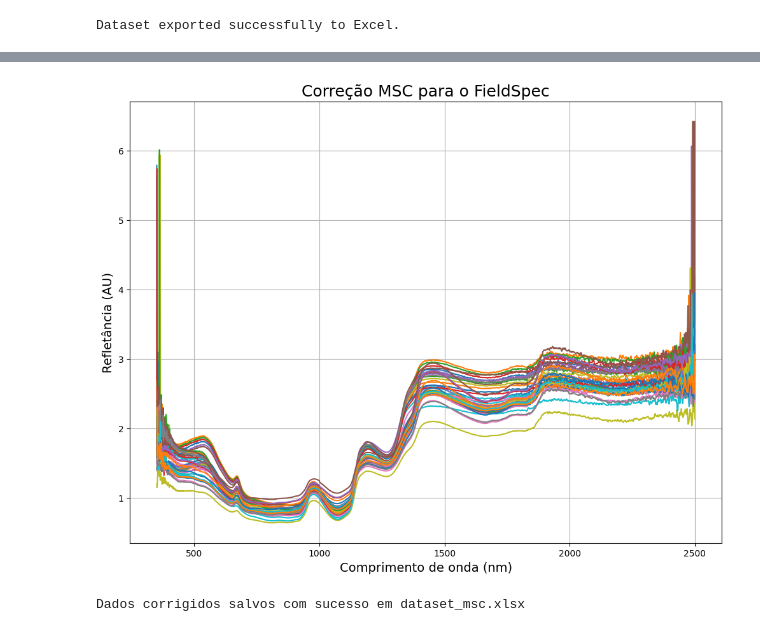
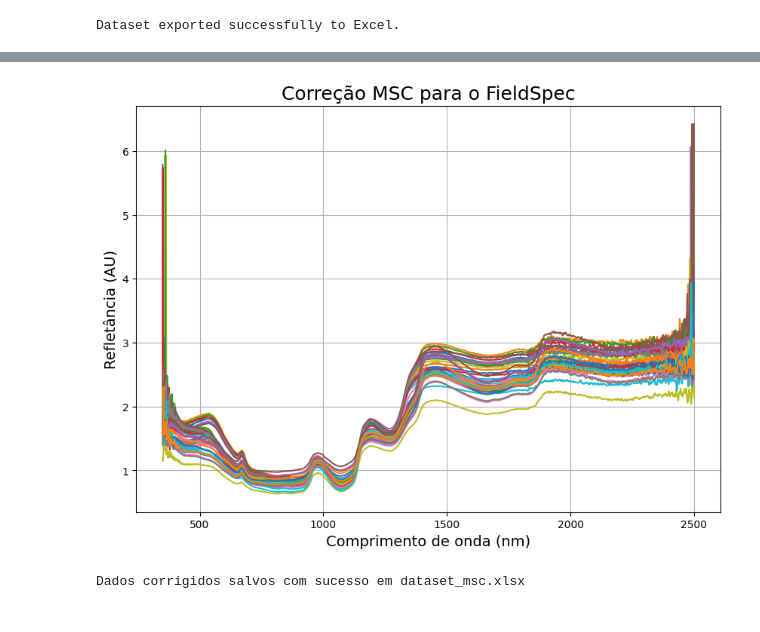
Before and after one commit to xndrxssx/field_spec_data_tests, a Jupyter notebook: field_spec_tanques_fermentacao.ipynb, the cells around one changed output, grey strips where cells are left out. Cells and saved outputs as stored; diff of their text form; code cells hidden in the pictures.

```diff
--- a/field_spec_tanques_fermentacao.ipynb
+++ b/field_spec_tanques_fermentacao.ipynb
@@ -178,9 +165,8 @@ MSC_fs = msc()
 data_msc_fs = MSC_fs.fit_transform(fs_df_final)
 # %%
 # Obtém os rótulos das colunas do DataFrame data_msc_fs e converte para um array NumPy
-x_axis_fs = data_msc_fs.columns.to_numpy()
+x_axis_fs = data_msc_fs.columns.to_numpy().astype('int64')
 
 # Converte os valores do array para o tipo int64
-x_axis_fs = x_axis_fs.astype('int64')
 # %%
 # Define o tamanho da figura como 12x9 polegadas
@@ -208,27 +194,27 @@ plt.show()
 # %%
 # Define o tamanho da figura como 12x9 polegadas
-plt.figure(figsize=(12, 9))
+plt.figure(figsize=(10, 7))
 
 # Plota os dados corrigidos MSC contidos no DataFrame data_msc_fs
 # em relação aos valores do eixo x x_axis_fs
 plt.plot(x_axis_fs, data_msc_fs.T)
 
 # Define o rótulo do eixo x como "Comprimento de onda (nm)" com tamanho de fonte 14
 plt.xlabel("Comprimento de onda (nm)", size=14)
 
 # Define o rótulo do eixo y como "Refletância (AU)" com tamanho de fonte 14
 plt.ylabel("Refletância (AU)", size=14)
 
 # Define o título do gráfico como "Correção MSC para o FieldSpec" com tamanho de fonte 18
 plt.title("Correção MSC para o FieldSpec", size=18)
 
 # Ativa a grade no gráfico
 plt.grid("on")
 
 # Exibe o gráfico
 plt.show()
 # %% [output]
-[figure, old version]
+[figure, new version]
 # %%
 # Defina o nome do arquivo onde deseja salvar os dados corrigidos
 filename = "dataset_msc.xlsx"
```
Also changed, not shown: parts of 31 cells of this notebook, 6 other files.
